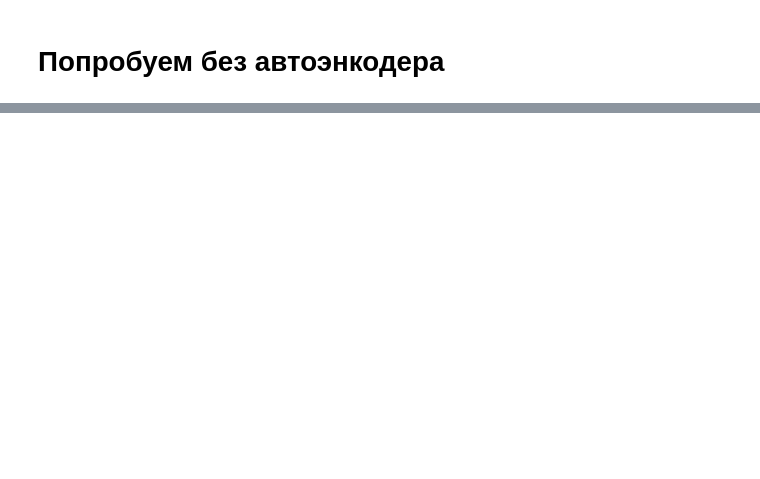
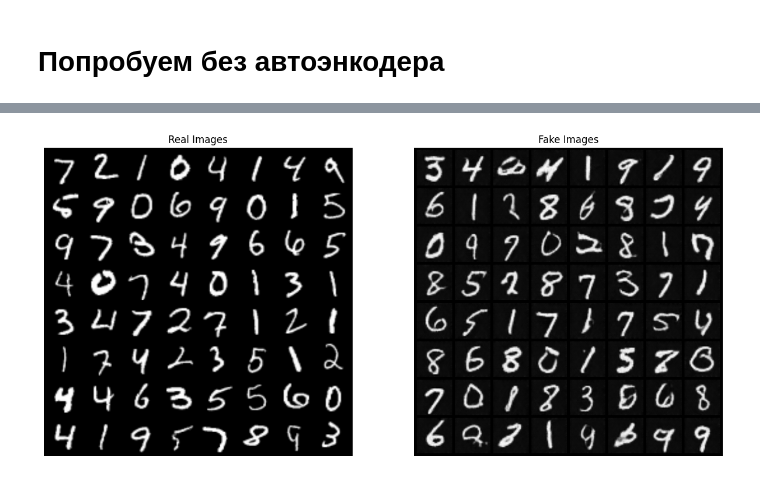
Before and after one commit to Rin4797/uniform_coverage_of_gans, a Jupyter notebook: notebooks/mnist_models.ipynb, the cells around one changed output, grey strips where cells are left out. Drawn from its saved outputs; the diff is of its cells as text; code cells hidden in the pictures; blank space fills up the shorter version.

```diff
--- a/notebooks/mnist_models.ipynb
+++ b/notebooks/mnist_models.ipynb
@@ -392,0 +409,3 @@ plt.show()
+# %%
+netG = Generator().to(device)
+netG.load_state_dict(torch.load('./uniform_coverage_of_gans/artifacts/mnist/Generator_more_epoch.pt'))
@@ -392,0 +440,22 @@ plt.show()
+# %%
+viz_noise = torch.randn(batch_size, 100, 1, 1, device=device)
+img_list = []
+with torch.no_grad():
+    fake = netG(viz_noise).detach().cpu()
+img_list = vutils.make_grid(fake, padding=2, normalize=True)
+# %%
+real_batch = next(iter(test_loader))
+
+plt.figure(figsize=(15,15))
+plt.subplot(1,2,1)
+plt.axis("off")
+plt.title("Real Images")
+plt.imshow(np.transpose(vutils.make_grid(real_batch[0].to(device)[:64], padding=5, normalize=True).cpu(),(1,2,0)))
+
+plt.subplot(1,2,2)
+plt.axis("off")
+plt.title("Fake Images")
+plt.imshow(np.transpose(vutils.make_grid(fake.to(device)[:64], padding=5, normalize=True).cpu(),(1,2,0)))
+plt.show()
+# %% [output]
+[figure, added]
```
Also changed, not shown: parts of 35 cells of this notebook.
